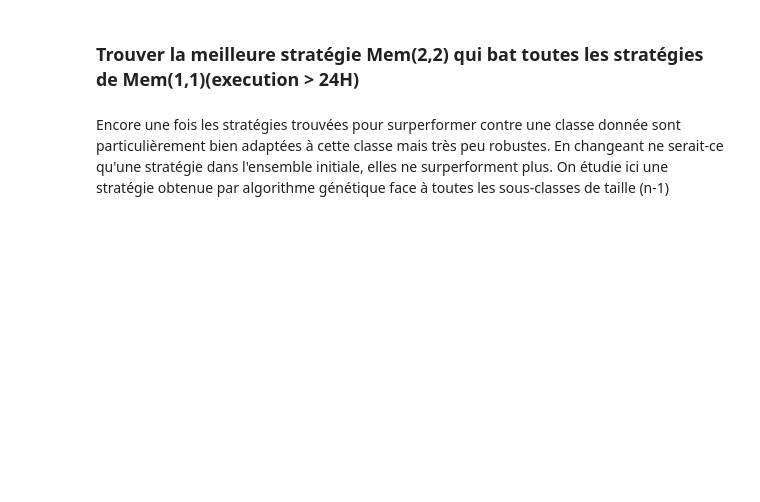
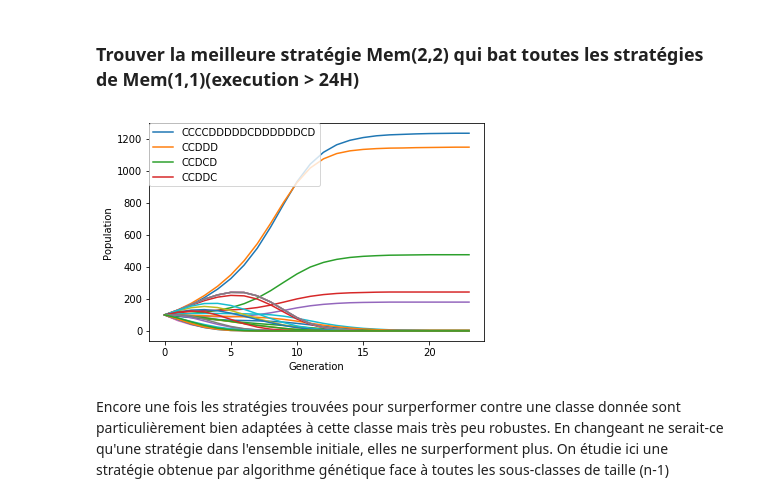
Before and after one commit to cristal-smac/ipd, a Jupyter notebook: FR/ipd_machinelearning_fr.ipynb, the cells around one changed output. Saved outputs shown, nothing was run; the diff lists cells and outputs as text; code cells hidden in the pictures; blank space fills up the shorter version.

```diff
--- a/FR/ipd_machinelearning_fr.ipynb
+++ b/FR/ipd_machinelearning_fr.ipynb
@@ -293,9 +315,11 @@ print("Le temps d'éxécution est de " + str(t2-t) + " secondes")
 # %%
 #Ici je vérifie et montre le résultat de l'algorithme génétique car l'algorithme génétique prends beaucoup de temps
 soupe = getMem(1,1)
-e = Ecological(g, soupe+[Mem(2,2,"CCCCDDDDDCDDDDDDCD")])
+e = Ecological(g, soupe+[Mem(2,2,"CCCCDDDDDCDDDDDDCD")], 100)
 e.run()
 e.drawPlot(None,4)
+# %% [output]
+[figure, added]
 # %% [markdown]
 Encore une fois les stratégies trouvées pour surperformer contre une classe donnée sont particulièrement bien adaptées à cette classe mais très peu robustes. En changeant ne serait-ce qu'une stratégie dans l'ensemble initiale, elles ne surperforment plus.
 On étudie ici une stratégie obtenue par algorithme génétique face à toutes les sous-classes de taille (n-1)
```
Also changed, not shown: parts of 22 cells of this notebook, 2 other files.
